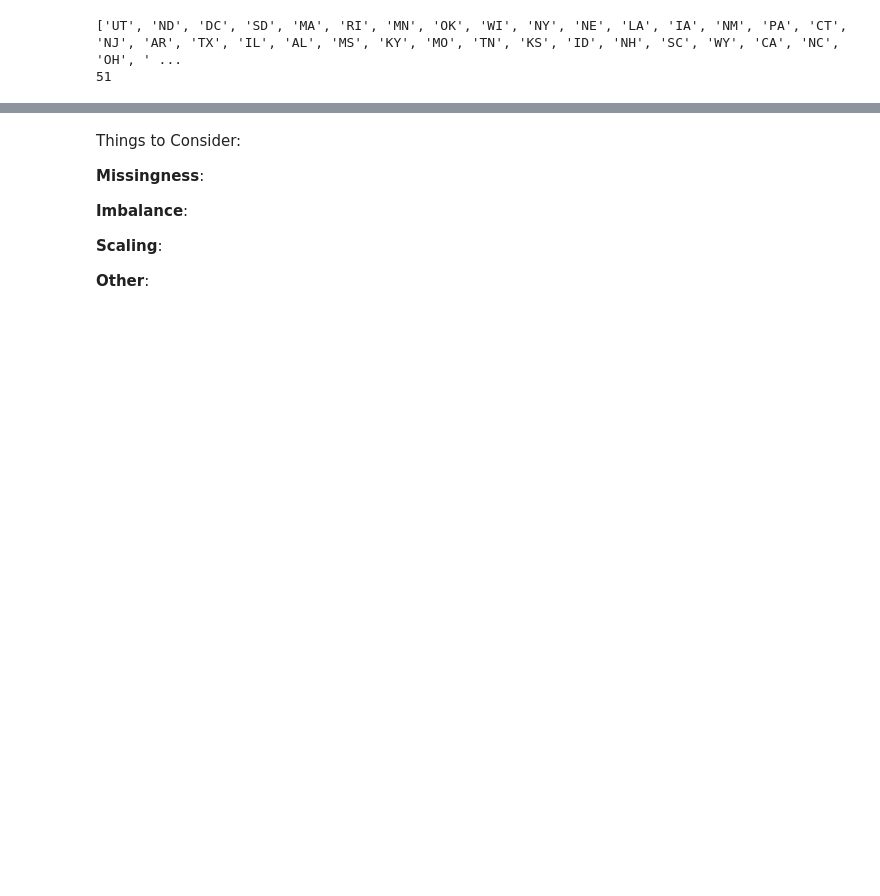
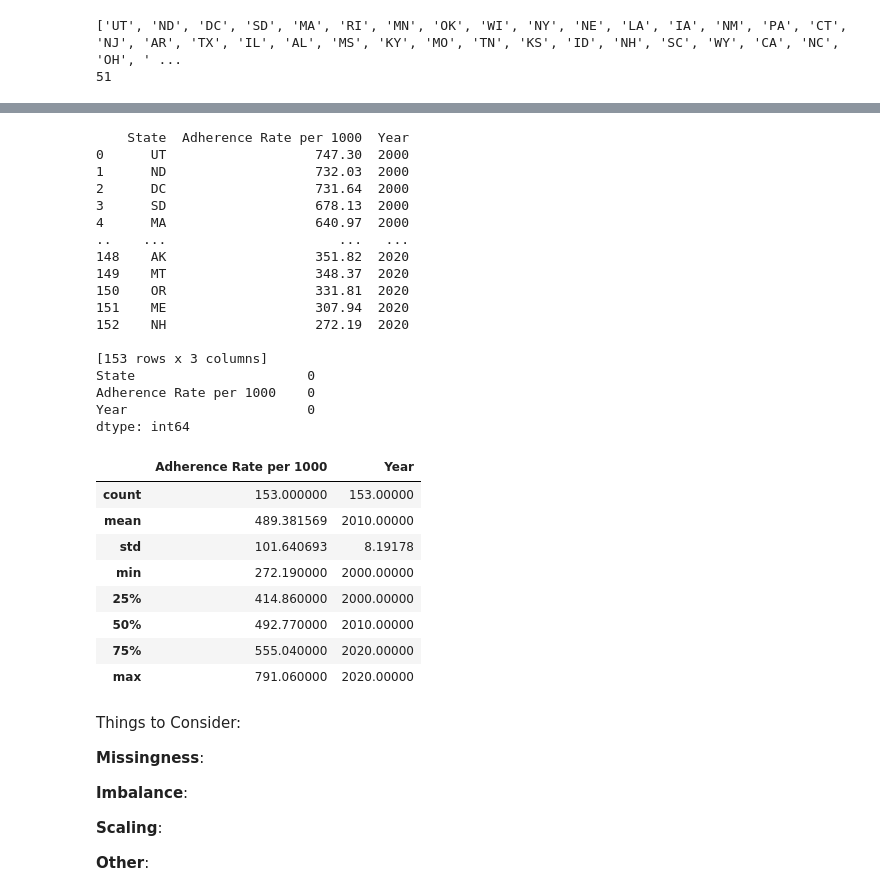
Before and after one commit to ppich1169/fertilityProjectCs109, a Jupyter notebook: fertility_notebook.ipynb, the cells around one changed output, grey strips where cells are left out. Drawn from its saved outputs; the diff is of its cells as text; code cells hidden in the pictures; blank space fills up the shorter version.

Commit message:
Editing Religion

```diff
--- a/fertility_notebook.ipynb
+++ b/fertility_notebook.ipynb
@@ -273,7 +257,35 @@ print(combined_df)
 # %%
-# religion_data = pd.read_csv('data/')
-# print(religion_data.isna().sum(axis=0))
-# religion_data.describe()
+religion_data = pd.read_csv('data/AllReligionAdherence_combined.csv')
+print(religion_data.isna().sum(axis=0))
+religion_data.describe()
+# %% [output]
+    State  Adherence Rate per 1000  Year
+0      UT                   747.30  2000
+1      ND                   732.03  2000
+2      DC                   731.64  2000
+3      SD                   678.13  2000
+4      MA                   640.97  2000
+..    ...                      ...   ...
+148    AK                   351.82  2020
+149    MT                   348.37  2020
+150    OR                   331.81  2020
+151    ME                   307.94  2020
+152    NH                   272.19  2020
+
+[153 rows x 3 columns]
+State                      0
+Adherence Rate per 1000    0
+Year                       0
+dtype: int64
+|  | Adherence Rate per 1000 | Year |
+| count | 153.000000 | 153.00000 |
+| mean | 489.381569 | 2010.00000 |
+| std | 101.640693 | 8.19178 |
+| min | 272.190000 | 2000.00000 |
+| 25% | 414.860000 | 2000.00000 |
+| 50% | 492.770000 | 2010.00000 |
+| 75% | 555.040000 | 2020.00000 |
+| max | 791.060000 | 2020.00000 |
 # %% [markdown]
 Things to Consider:
 
```
Also changed, not shown: parts of 1 cell of this notebook, 1 other file.
